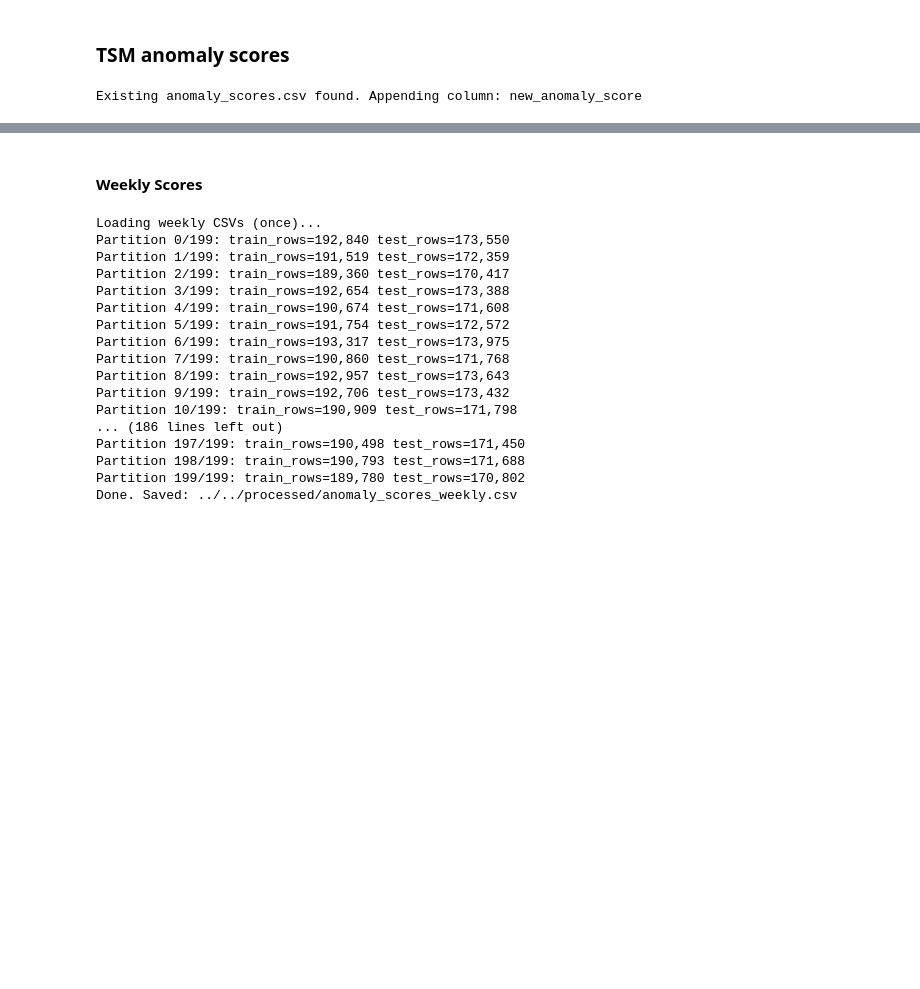
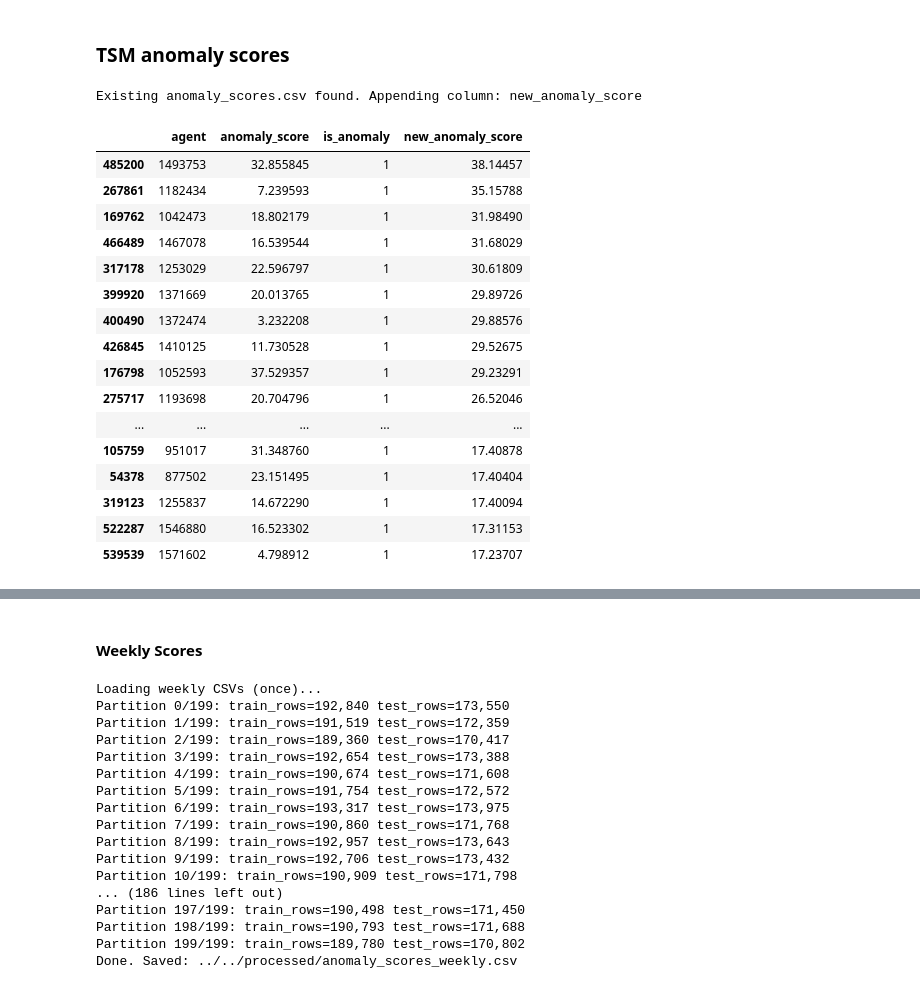
Before and after one commit to ChanukaRavishan/liad, a Jupyter notebook: framework/tsm/tsm_scores.ipynb, the cells around one changed output, grey strips where cells are left out. Cells and saved outputs as stored; diff of their text form; code cells hidden in the pictures; blank space fills up the shorter version.

```diff
--- a/framework/tsm/tsm_scores.ipynb
+++ b/framework/tsm/tsm_scores.ipynb
@@ -161,0 +166,21 @@ Existing anomaly_scores.csv found. Appending column: new_anomaly_score
+# %%
+merged.sort_values(by='new_anomaly_score', ascending=False, inplace=True)
+merged[merged['is_anomaly'] == 1].head(50)
+# %% [output]
+|  | agent | anomaly_score | is_anomaly | new_anomaly_score |
+| 485200 | 1493753 | 32.855845 | 1 | 38.14457 |
+| 267861 | 1182434 | 7.239593 | 1 | 35.15788 |
+| 169762 | 1042473 | 18.802179 | 1 | 31.98490 |
+| 466489 | 1467078 | 16.539544 | 1 | 31.68029 |
+| 317178 | 1253029 | 22.596797 | 1 | 30.61809 |
+| 399920 | 1371669 | 20.013765 | 1 | 29.89726 |
+| 400490 | 1372474 | 3.232208 | 1 | 29.88576 |
+| 426845 | 1410125 | 11.730528 | 1 | 29.52675 |
+| 176798 | 1052593 | 37.529357 | 1 | 29.23291 |
+| 275717 | 1193698 | 20.704796 | 1 | 26.52046 |
+| ... | ... | ... | ... | ... |
+| 105759 | 951017 | 31.348760 | 1 | 17.40878 |
+| 54378 | 877502 | 23.151495 | 1 | 17.40404 |
+| 319123 | 1255837 | 14.672290 | 1 | 17.40094 |
+| 522287 | 1546880 | 16.523302 | 1 | 17.31153 |
+| 539539 | 1571602 | 4.798912 | 1 | 17.23707 |
```
Also changed, not shown: parts of 3 cells of this notebook, 3 other files.
